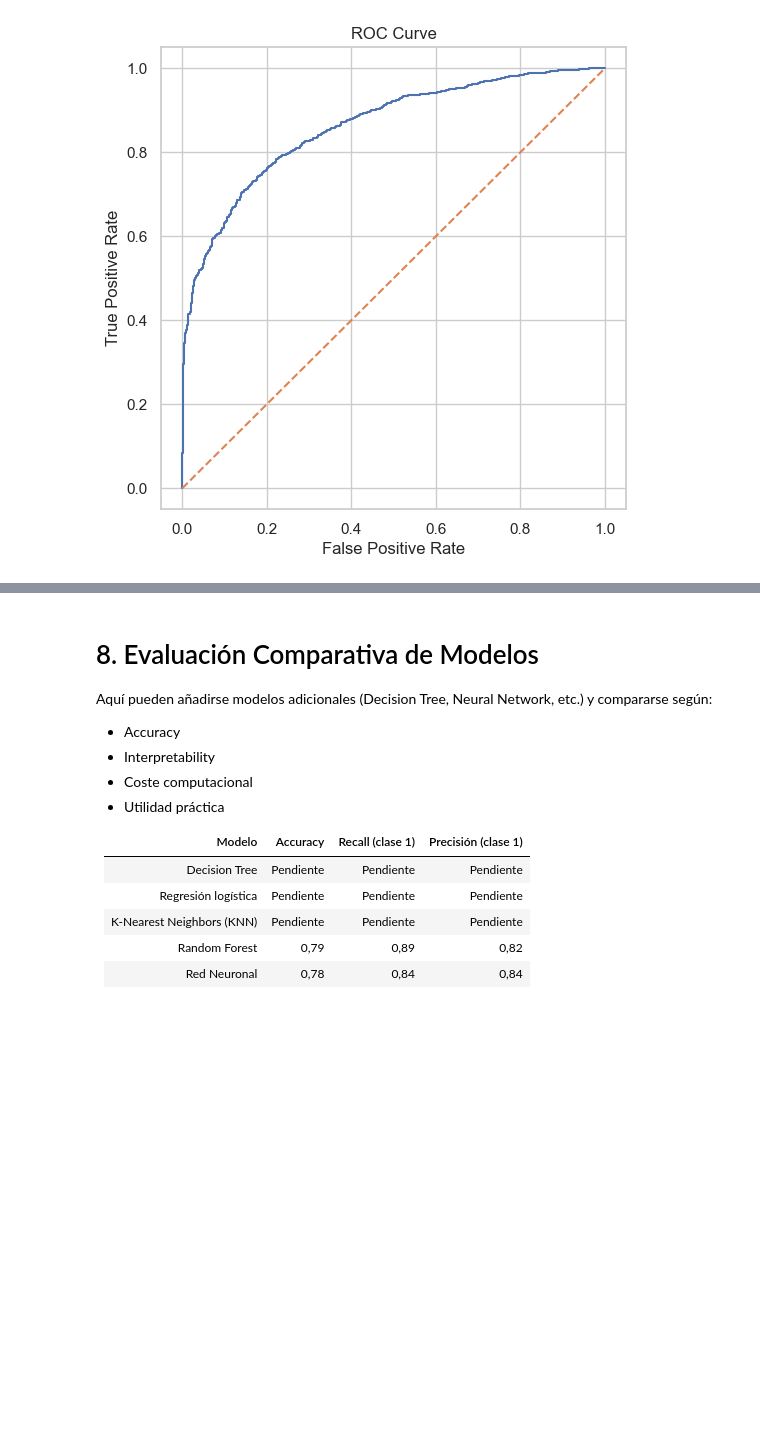
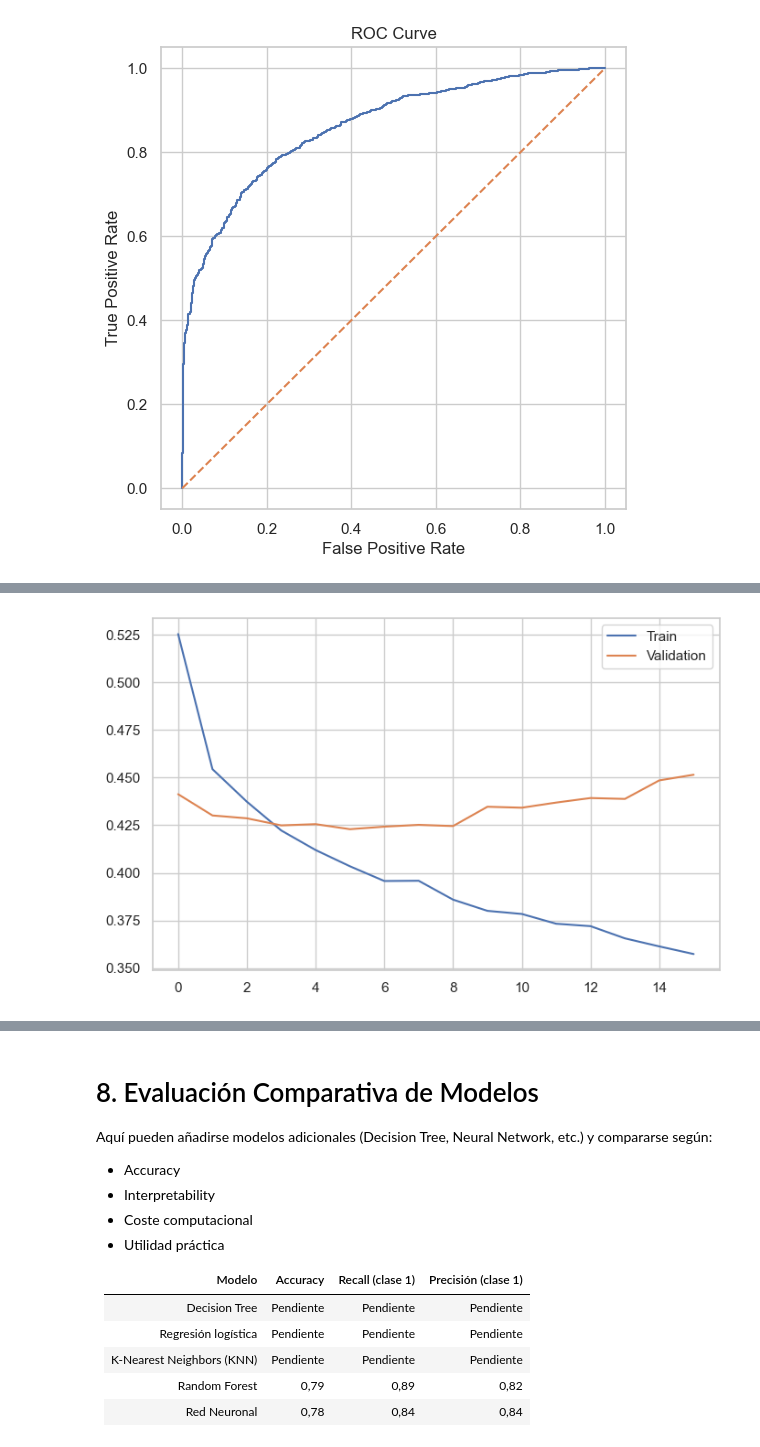
Before and after one commit to nrapun/proyecto_AA, a Jupyter notebook: notebook_proyectoAA.ipynb, the cells around one changed output, grey strips where cells are left out. Drawn from its saved outputs; the diff is of its cells as text; code cells hidden in the pictures; blank space fills up the shorter version.

```diff
--- a/notebook_proyectoAA.ipynb
+++ b/notebook_proyectoAA.ipynb
@@ -1235,0 +1403,9 @@ comparacion.head(20)
+# %%
+model.compile(
+
+    optimizer='adam',
+
+    loss='binary_crossentropy',
+
+    metrics=['accuracy']
+)
@@ -1235,0 +1414,9 @@ comparacion.head(20)
+# %%
+early_stop = EarlyStopping(
+
+    monitor='val_loss',
+
+    patience=10,
+
+    restore_best_weights=True
+)
@@ -1235,0 +1434,15 @@ comparacion.head(20)
+# %%
+history = model.fit(
+
+    X_train_scaled,
+
+    y_train,
+
+    validation_split=0.2,
+
+    epochs=100,
+
+    batch_size=32,
+
+    callbacks=[early_stop]
+)
@@ -1235,0 +1467,12 @@ comparacion.head(20)
+# %%
+plt.figure(figsize=(8,5))
+
+plt.plot(history.history['loss'])
+
+plt.plot(history.history['val_loss'])
+
+plt.legend(['Train','Validation'])
+
+plt.show()
+# %% [output]
+[figure, added]
```
Also changed, not shown: parts of 56 cells of this notebook.
